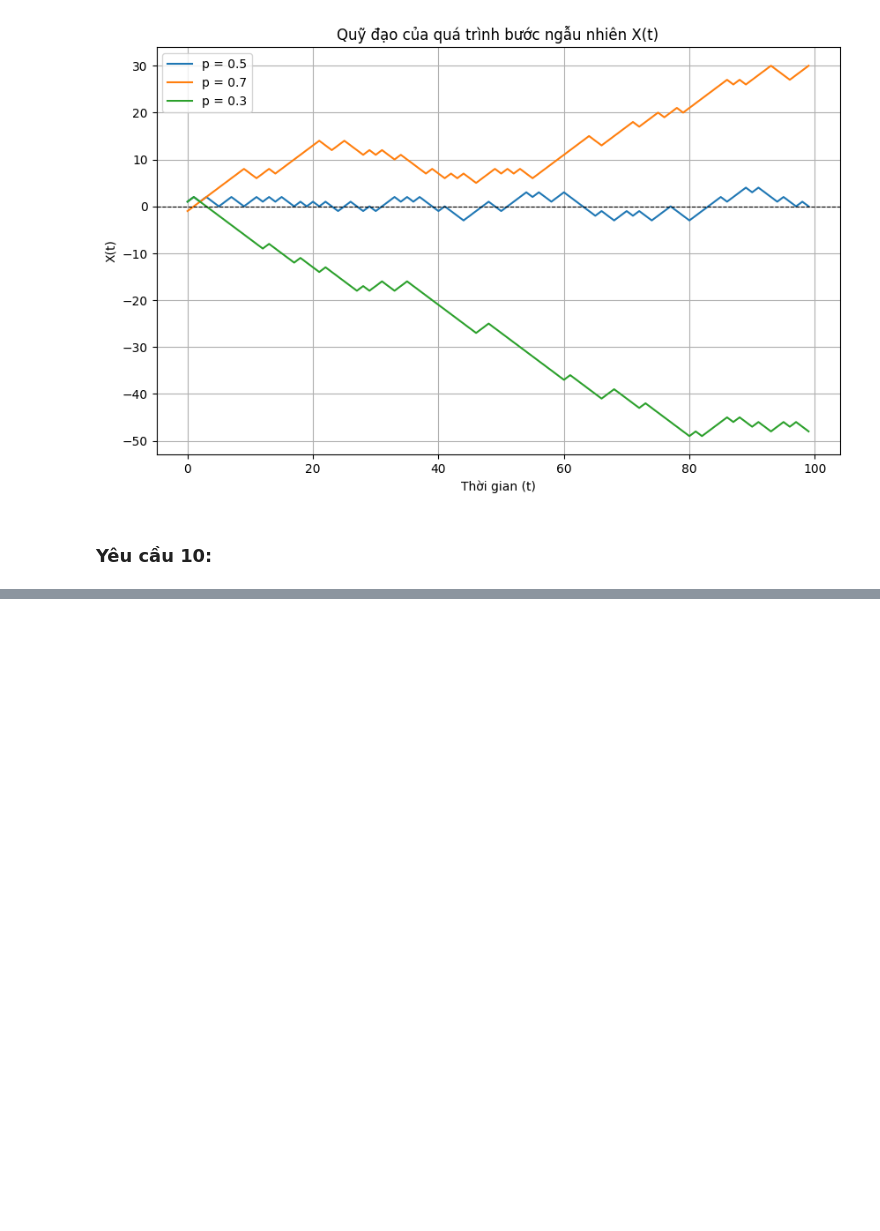
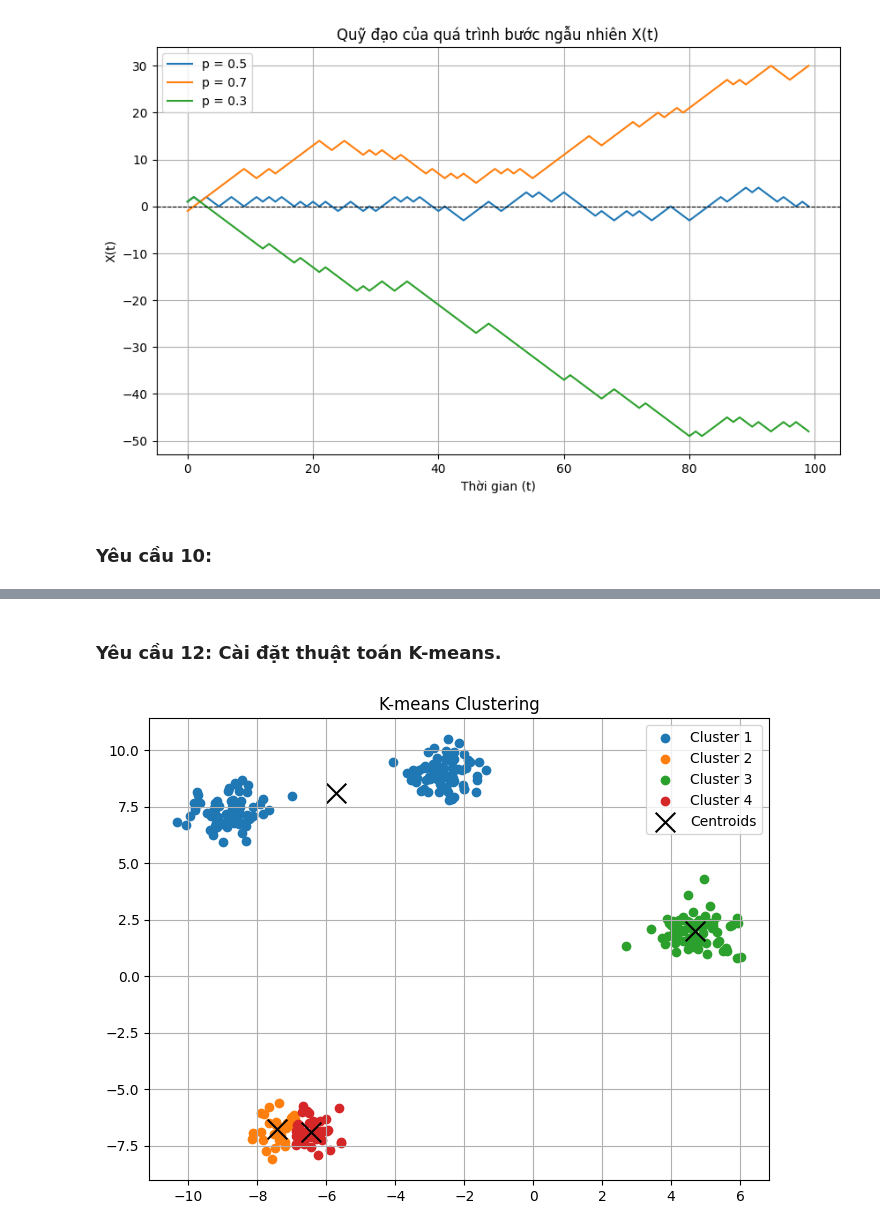
Before and after one commit to hoangharu2002/DS101---Th-ng-k--v--x-c-su-t-chuy-n-s-u, a Jupyter notebook: TH/Nhom 31.ipynb, the cells around one changed output, grey strips where cells are left out. Drawn from its saved outputs; the diff is of its cells as text; code cells hidden in the pictures; blank space fills up the shorter version.

```diff
--- a/TH/Nhom 31.ipynb
+++ b/TH/Nhom 31.ipynb
@@ -633,0 +674,54 @@ plt.show()
+# %% [markdown]
+### Yêu cầu 12: Cài đặt thuật toán K-means.
+# %%
+import numpy as np
+import matplotlib.pyplot as plt
+
+def initialize_centroids(X, k):
+    """Khởi tạo các centroid ngẫu nhiên từ tập dữ liệu."""
+    indices = np.random.choice(X.shape[0], k, replace=False)
+    return X[indices]
+
+def assign_clusters(X, centroids):
+    """Gán mỗi điểm dữ liệu vào cụm gần nhất dựa trên khoảng cách Euclidean."""
+    distances = np.linalg.norm(X[:, np.newaxis] - centroids, axis=2)
+    return np.argmin(distances, axis=1)
+
+def update_centroids(X, labels, k):
+    """Cập nhật centroid bằng trung bình của các điểm dữ liệu trong mỗi cụm."""
+    return np.array([X[labels == i].mean(axis=0) for i in range(k)])
+
+def has_converged(old_centroids, new_centroids, tol=1e-4):
+    """Kiểm tra xem các centroid có hội tụ không (dựa trên ngưỡng toleration)."""
+    return np.linalg.norm(new_centroids - old_centroids) < tol
+
+def kmeans(X, k, max_iter=300, tol=1e-4):
+    """Cài đặt thuật toán K-means."""
+    centroids = initialize_centroids(X, k)
+    for _ in range(max_iter):
+        old_centroids = centroids
+        labels = assign_clusters(X, centroids)
+        centroids = update_centroids(X, labels, k)
+        if has_converged(old_centroids, centroids, tol):
+            break
+    return labels, centroids
+
+# Dữ liệu mẫu để thử nghiệm
+from sklearn.datasets import make_blobs
+X, _ = make_blobs(n_samples=300, centers=4, random_state=42, cluster_std=0.6)
+
+# Áp dụng thuật toán K-means
+k = 4
+labels, centroids = kmeans(X, k)
+
+# Vẽ đồ thị
+plt.figure(figsize=(8, 6))
+for i in range(k):
+    plt.scatter(X[labels == i, 0], X[labels == i, 1], label=f"Cluster {i+1}")
+plt.scatter(centroids[:, 0], centroids[:, 1], s=200, c='black', marker='x', label='Centroids')
+plt.title("K-means Clustering")
+plt.legend()
+plt.grid()
+plt.show()
+# %% [output]
+[figure, added]
```
Also changed, not shown: parts of 3 cells of this notebook.
